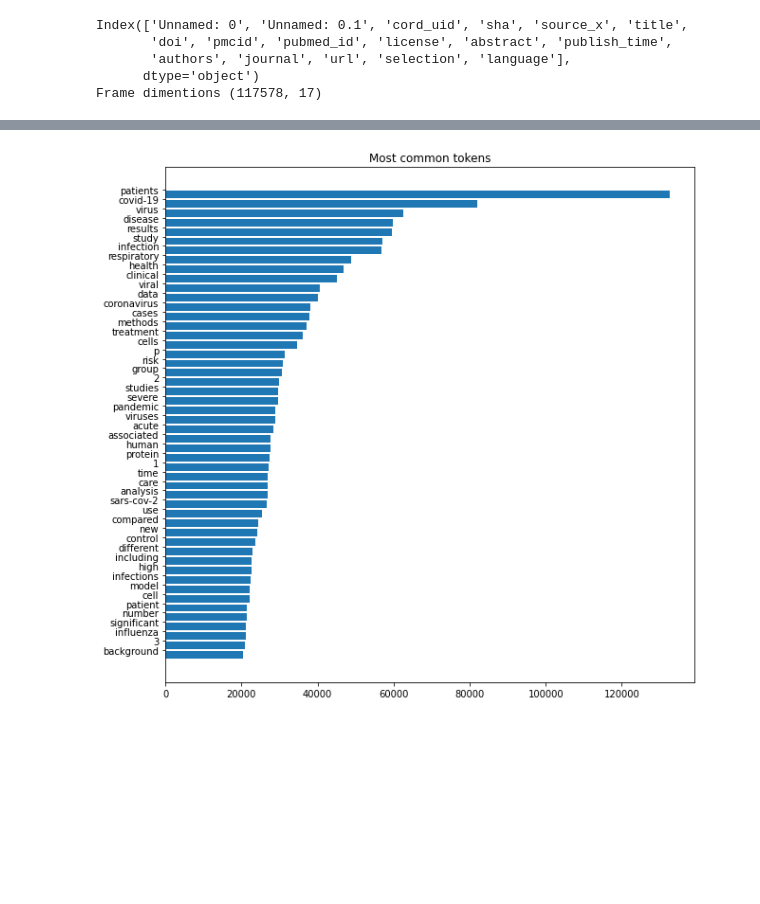
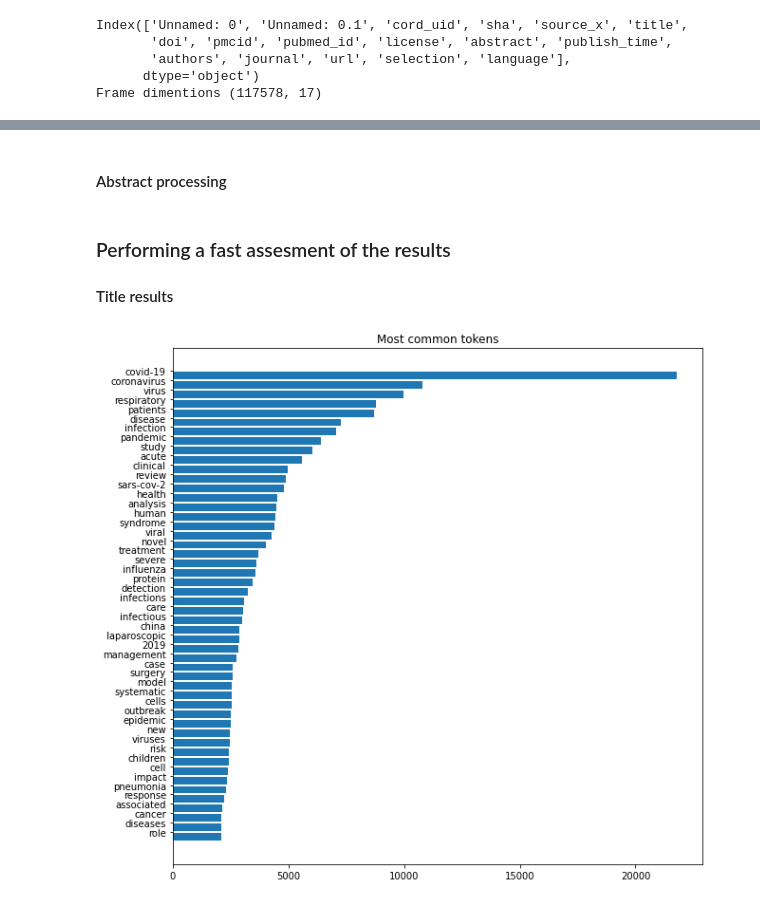
Before and after one commit to dantohe/Springboard, a Jupyter notebook: capstone/02_preparing_cleaningup_data.ipynb, the cells around one changed output, grey strips where cells are left out. Cells and saved outputs as stored; diff of their text form; code cells hidden in the pictures; blank space fills up the shorter version.

Commit message:
adds title processing using Spacy

```diff
--- a/capstone/02_preparing_cleaningup_data.ipynb
+++ b/capstone/02_preparing_cleaningup_data.ipynb
@@ -50,7 +53,7 @@ Credits: https://www.kaggle.com/danielwolffram/topic-modeling-finding-related-ar
 additional_stop_words = [
     'doi', 'preprint', 'copyright', 'peer', 'reviewed', 'org', 'https', 'et', 'al', 'author', 'figure',
     'rights', 'reserved', 'permission', 'used', 'using', 'biorxiv', 'medrxiv', 'license', 'fig', 'fig.',
-    'al.', 'Elsevier', 'PMC', 'CZI'
+    'al.', 'Elsevier', 'PMC', 'CZI', 'p', '2', '1', '3', 'l'
 ]
 
 for w in additional_stop_words:
@@ -115,3 +150,3 @@ Name: cleand_text, Length: 100, dtype: object
 # %%
-metadata["abstract_preprocessed"] = metadata["abstract"].progress_apply(spacy_processor)
+metadata["title_processed"] = metadata["title"].progress_apply(spacy_processor)
 # %%
@@ -132,3 +167,7 @@ Name: cleand_text, Length: 117578, dtype: object
+# %% [markdown]
+#### Abstract processing
+# %%
+metadata["abstract_processed"] = metadata["abstract"].progress_apply(spacy_processor)
 # %%
 compression_opts = dict(method='zip',
                         archive_name='out.csv')
@@ -151,8 +190,11 @@ def word_bar_graph_function(dataframe,column,title):
     plt.yticks([x + 0.5 for x in range(50)], reversed(popular_words_nonstop[0:50]))
     plt.title(title)
     plt.show()
+# %% [markdown]
+### Performing a fast assesment of the results
+#### Title results
 # %%
 plt.figure(figsize=(10,10))
-word_bar_graph_function(metadata,column='cleand_text', title='Most common tokens')
+word_bar_graph_function(metadata,column='title_processed', title='Most common tokens')
 # %% [output]
-[figure, old version]
+[figure, new version]
```
Also changed, not shown: parts of 20 cells of this notebook.
